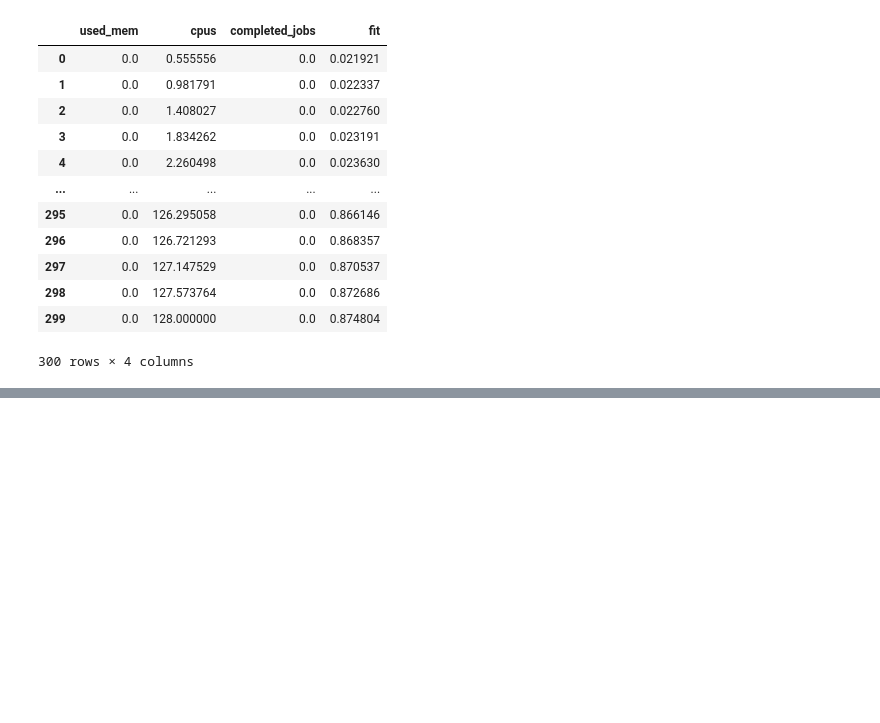
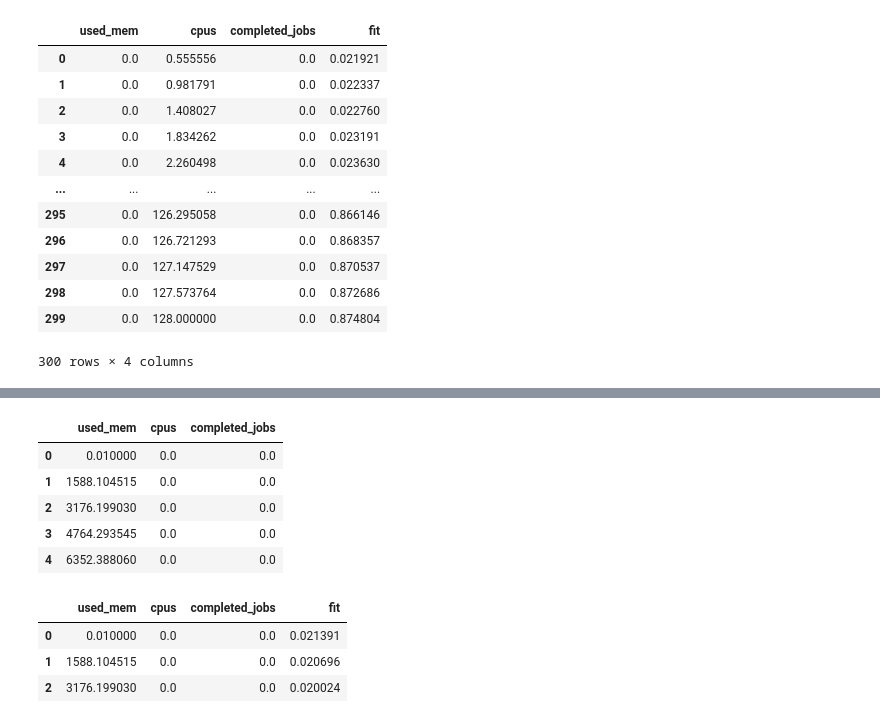
Before and after one commit to nss-data-science-cohort-8/nss-data-science-cohort-8-classroom-accre-accre, a Jupyter notebook: notebooks/andrew_branch_head.ipynb, the cells around one changed output, grey strips where cells are left out. Drawn from its saved outputs; the diff is of its cells as text; code cells hidden in the pictures; blank space fills up the shorter version.

```diff
--- a/notebooks/andrew_branch_head.ipynb
+++ b/notebooks/andrew_branch_head.ipynb
@@ -635,0 +556,28 @@ jobs
+# %%
+mem_fit_df = pd.DataFrame({
+    'used_mem': np.linspace(start = reg_df['used_mem'].min(),
+                            stop = reg_df['used_mem'].max(),
+                            num = 300),
+    'cpus' : np.linspace(start = 0,
+                         stop = 0,
+                         num = 300),
+    'completed_jobs': np.linspace(start = 0,
+                            stop = 0,
+                            num = 300)
+})
+mem_fit_df.head()
+# %% [output]
+|  | used_mem | cpus | completed_jobs |
+| 0 | 0.010000 | 0.0 | 0.0 |
+| 1 | 1588.104515 | 0.0 | 0.0 |
+| 2 | 3176.199030 | 0.0 | 0.0 |
+| 3 | 4764.293545 | 0.0 | 0.0 |
+| 4 | 6352.388060 | 0.0 | 0.0 |
+# %%
+mem_fit_df['fit'] = logit_model.predict(mem_fit_df)
+mem_fit_df.head(3)
+# %% [output]
+|  | used_mem | cpus | completed_jobs | fit |
+| 0 | 0.010000 | 0.0 | 0.0 | 0.021391 |
+| 1 | 1588.104515 | 0.0 | 0.0 | 0.020696 |
+| 2 | 3176.199030 | 0.0 | 0.0 | 0.020024 |
```
Also changed, not shown: parts of 32 cells of this notebook.
